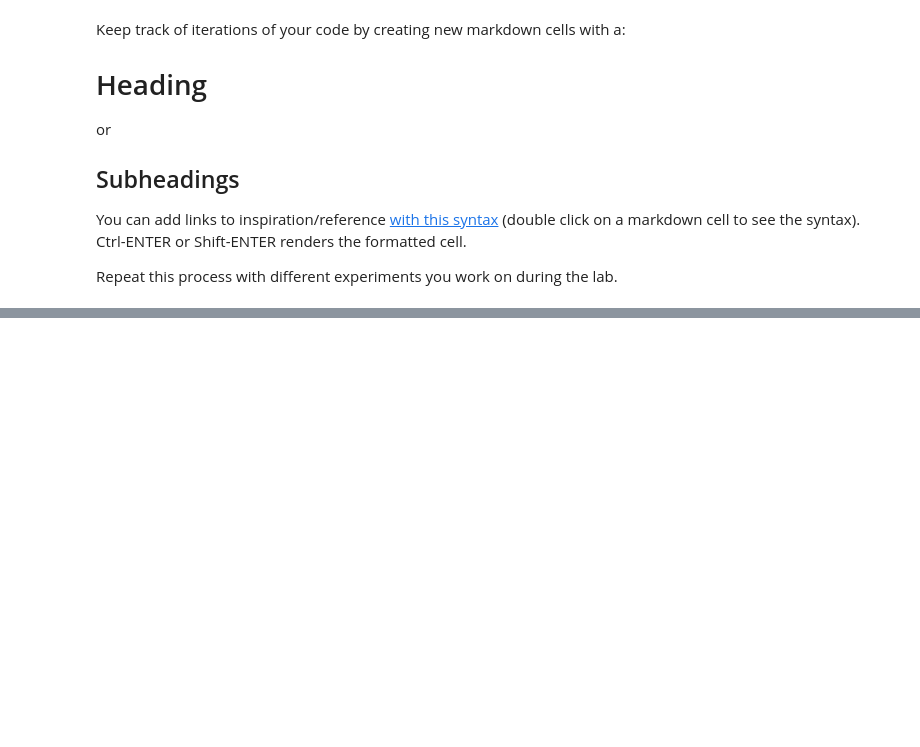
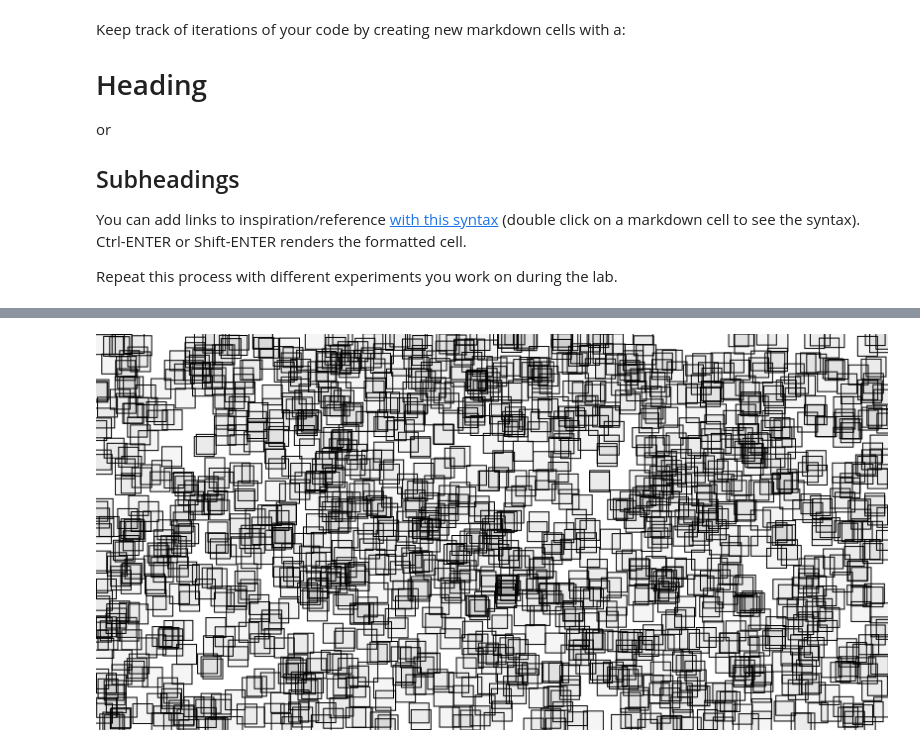
Before and after one commit to Mtj2042/generative_drawing, a Jupyter notebook: weekly/week2/week2_sketchbook.ipynb, the cells around one changed output, grey strips where cells are left out. Saved outputs shown, nothing was run; the diff lists cells and outputs as text; code cells hidden in the pictures; blank space fills up the shorter version.

```diff
--- a/weekly/week2/week2_sketchbook.ipynb
+++ b/weekly/week2/week2_sketchbook.ipynb
@@ -31,0 +47,13 @@ Repeat this process with different experiments you work on during the lab.
+# %%
+create_canvas(800, 400)
+background(255)
+
+rect_mode(CENTER) # Draw rectangles from the center
+for i in range(1600):
+    x = random(0, width)
+    y = random(0, height)
+    fill(0, 10)
+    rect(x, y, 20, 20)
+show()
+# %% [output]
+[figure, added]
```
Also changed, not shown: parts of 4 cells of this notebook, 1 other file.
